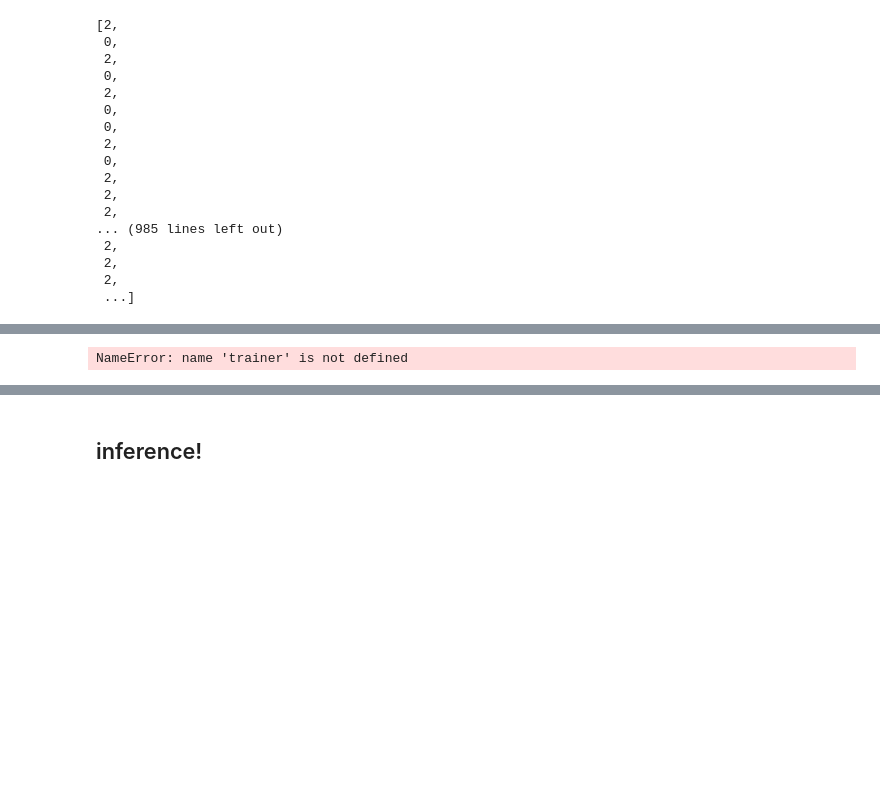
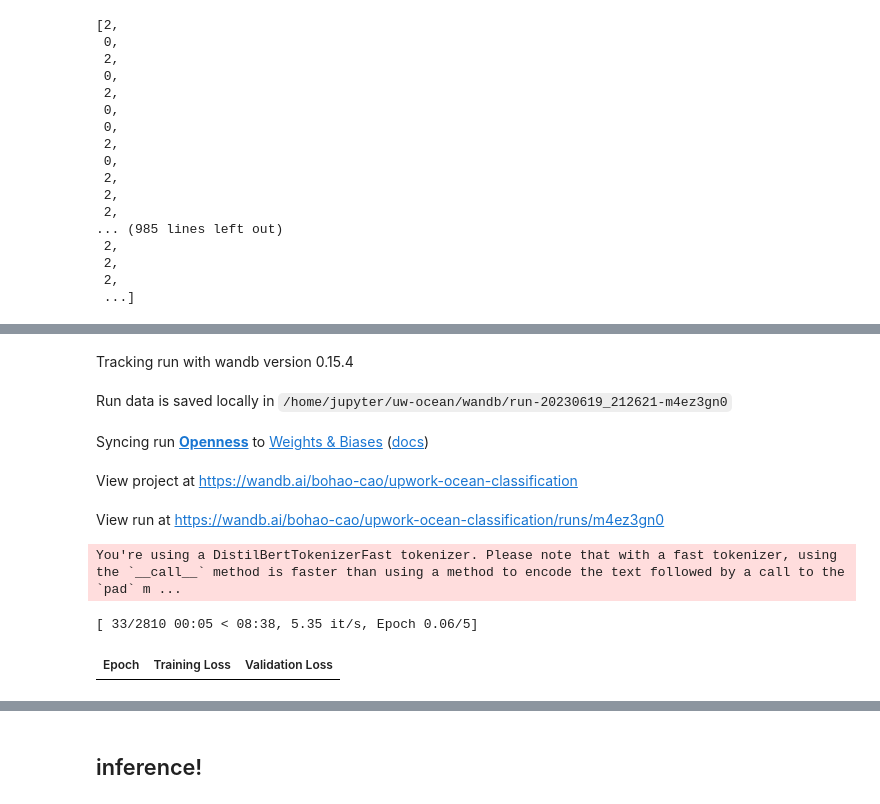
Before and after one commit to bohao-cao/uw-ocean, a Jupyter notebook: training.ipynb, the cells around one changed output, grey strips where cells are left out. Saved outputs shown, nothing was run; the diff lists cells and outputs as text; code cells hidden in the pictures; blank space fills up the shorter version.

Commit message:
lateest train and eda changes.

```diff
--- a/training.ipynb
+++ b/training.ipynb
@@ -139,7 +114,14 @@ feature_df['Neuroticism'].value_counts()
 Name: Neuroticism, dtype: int64
 # %%
 from collections import defaultdict
-# Define 2 preprocessing functions
+from transformers import AutoTokenizer
+# using disilroberta as a quick baseline model
+# https://huggingface.co/docs/transformers/tasks/sequence_classification
+tokenizer = AutoTokenizer.from_pretrained("distilbert-base-uncased", use_fast=True)
+
+focused_trait = "Openness"
+
+
 def tokenize_input(examples):
     return tokenizer(examples["full_caption"])
 
@@ -174,7 +156,7 @@ d = {0.5:1,1.0:2,0:0}
 for column in all_five:
     feature_df[column] = feature_df[column].map(d)
     feature_df.astype({column:'int32'}).dtypes
-focused_trait = "Agreeableness"
+
 all_five.remove(focused_trait)
 
 ds = Dataset.from_dict(feature_df.to_dict('list'))
@@ -346,6 +299,15 @@ ModuleNotFoundError: No module named 'wandb'
 # %%
 import wandb
-trainer.train(True)
+trainer.train()
 wandb.finish()
+trainer.save_state()
+trainer.save_model()
 # %% [output]
+Tracking run with wandb version 0.15.4
+Run data is saved locally in /home/jupyter/uw-ocean/wandb/run-20230619_212621-m4ez3gn0
+Syncing run Openness to Weights & Biases (docs)
+View project at https://wandb.ai/bohao-cao/upwork-ocean-classification
+View run at https://wandb.ai/bohao-cao/upwork-ocean-classification/runs/m4ez3gn0
-NameError: name 'trainer' is not defined
+You're using a DistilBertTokenizerFast tokenizer. Please note that with a fast tokenizer, using the `__call__` method is faster than using a method to encode the text followed by a call to the `pad` m ...
+[ 33/2810 00:05 < 08:38, 5.35 it/s, Epoch 0.06/5]
+| Epoch | Training Loss | Validation Loss |
```
Also changed, not shown: parts of 36 cells of this notebook, 1 other file.
